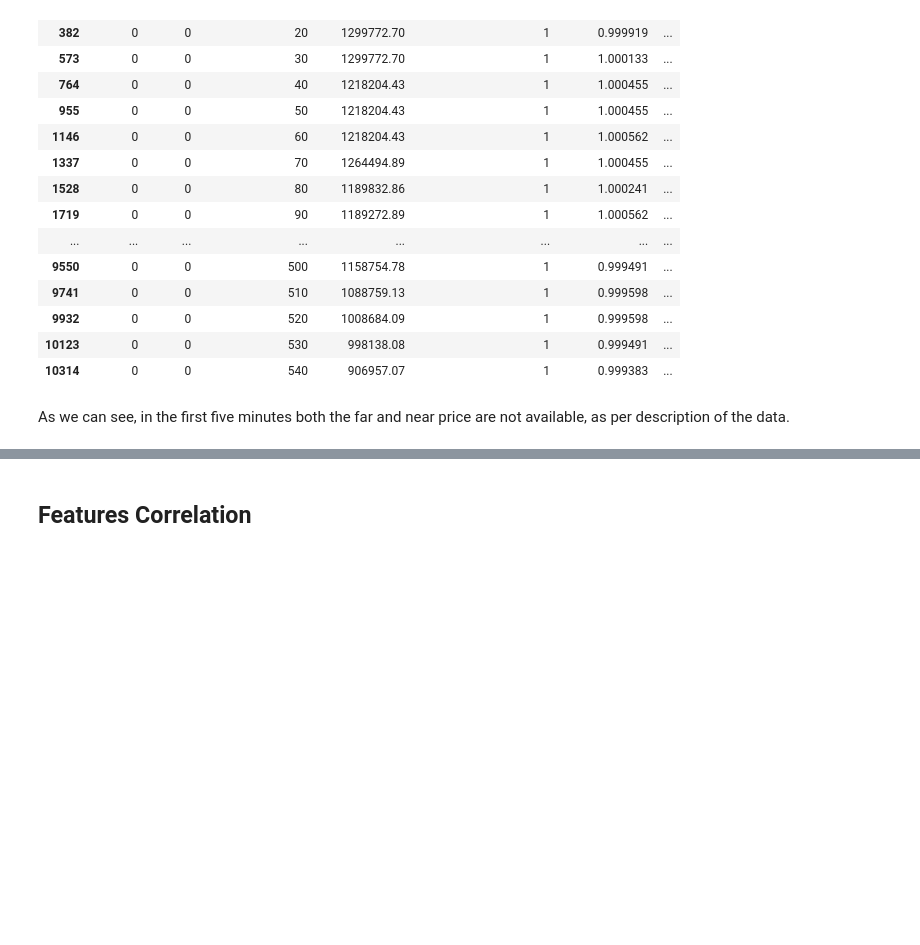
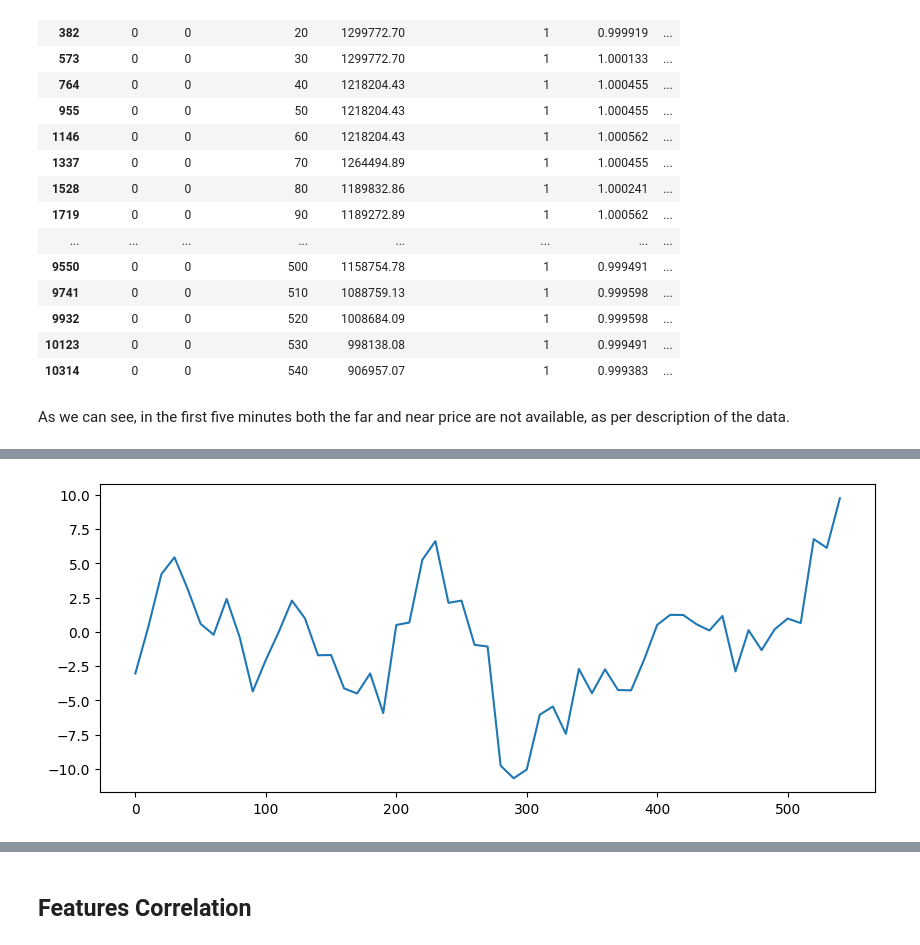
Before and after one commit to tfranza/optiver, a Jupyter notebook: Data_analysis.ipynb, the cells around one changed output, grey strips where cells are left out. Cells and saved outputs as stored; diff of their text form; code cells hidden in the pictures; blank space fills up the shorter version.

```diff
--- a/Data_analysis.ipynb
+++ b/Data_analysis.ipynb
@@ -128,0 +148,7 @@ df.pivot(index=['stock_id','date_id'], columns='seconds_in_bucket', values='refe
+# %%
+plt.figure(figsize=(10,4))
+plt.plot(df_0_0)
+#plt.ylim(-11, 11)
+plt.show()
+# %% [output]
+[figure, added]
```
Also changed, not shown: parts of 17 cells of this notebook.
